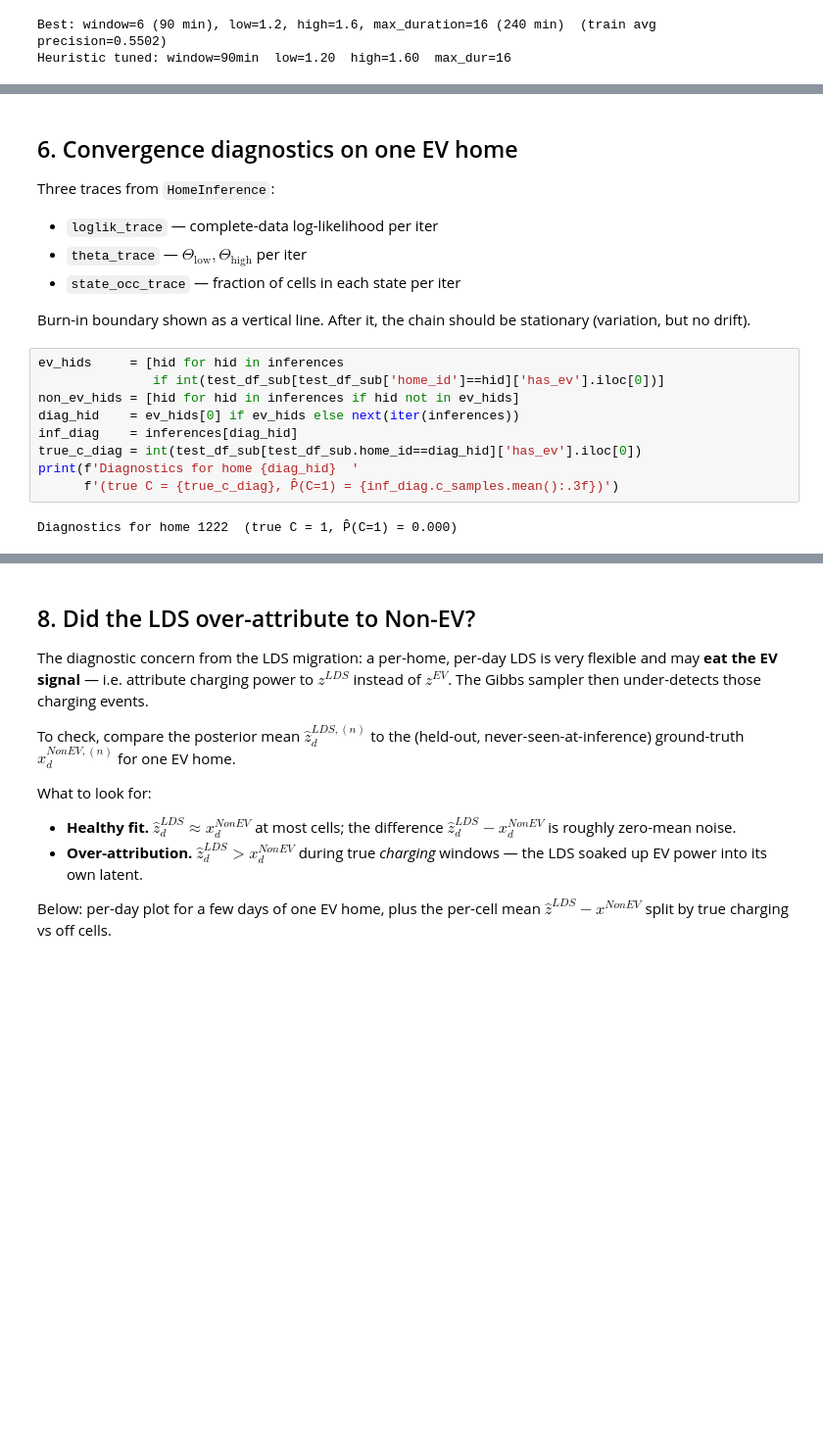
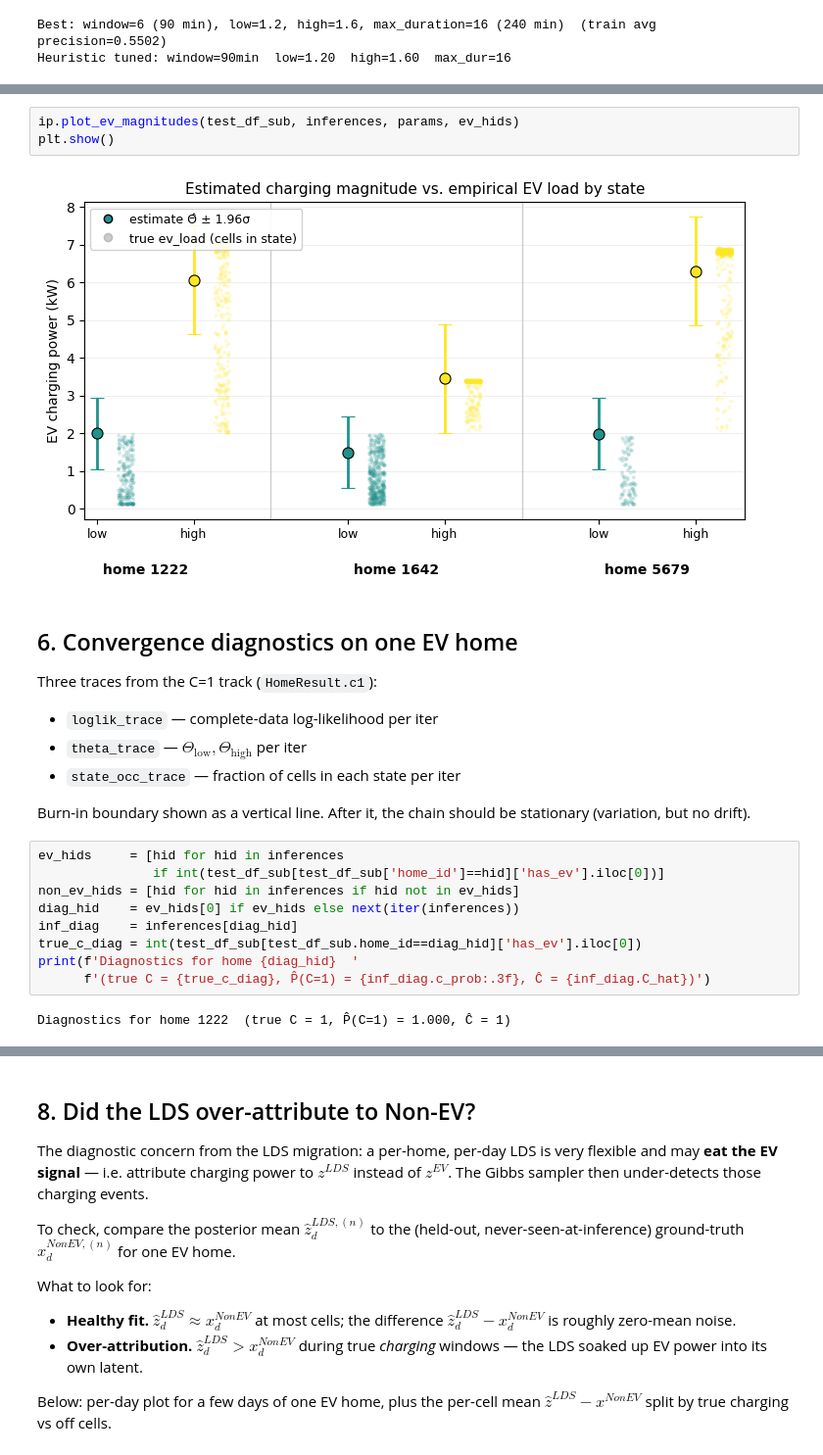
Before and after one commit to jackellishsieh/residential-power-forecasting, a Jupyter notebook: notebooks/jack/infer-model.ipynb, the cells around one changed output, grey strips where cells are left out. Shown at 98% size. Drawn from its saved outputs; the diff is of its cells as text; blank space fills up the shorter version.

```diff
--- a/notebooks/jack/infer-model.ipynb
+++ b/notebooks/jack/infer-model.ipynb
@@ -221,7 +227,12 @@ z confusion — EV homes (C_true=1)  (N=2 homes)
+# %%
+ip.plot_ev_magnitudes(test_df_sub, inferences, params, ev_hids)
+plt.show()
+# %% [output]
+[figure, added]
 # %% [markdown]
 ## 6. Convergence diagnostics on one EV home
 
-Three traces from `HomeInference`:
+Three traces from the C=1 track (`HomeResult.c1`):
 
 - `loglik_trace` — complete-data log-likelihood per iter
 - `theta_trace`  — $\Theta_{\mathrm{low}}, \Theta_{\mathrm{high}}$ per iter
@@ -237,6 +248,6 @@ diag_hid    = ev_hids[0] if ev_hids else next(iter(inferences))
 inf_diag    = inferences[diag_hid]
 true_c_diag = int(test_df_sub[test_df_sub.home_id==diag_hid]['has_ev'].iloc[0])
 print(f'Diagnostics for home {diag_hid}  '
-      f'(true C = {true_c_diag}, P̂(C=1) = {inf_diag.c_samples.mean():.3f})')
+      f'(true C = {true_c_diag}, P̂(C=1) = {inf_diag.c_prob:.3f}, Ĉ = {inf_diag.C_hat})')
 # %% [output]
-Diagnostics for home 1222  (true C = 1, P̂(C=1) = 0.000)
+Diagnostics for home 1222  (true C = 1, P̂(C=1) = 1.000, Ĉ = 1)
```
Also changed, not shown: parts of 34 cells of this notebook, 13 other files.
